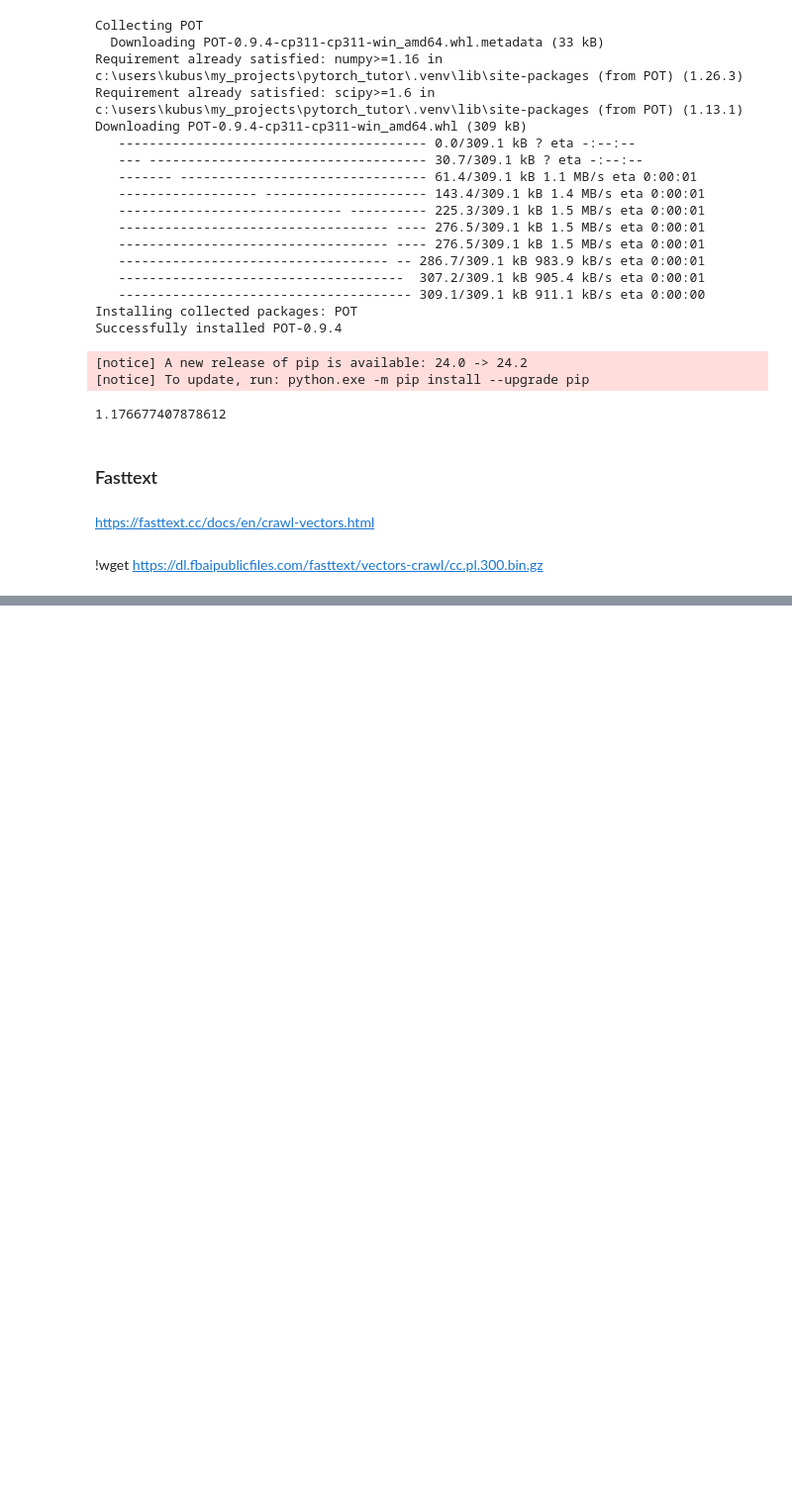
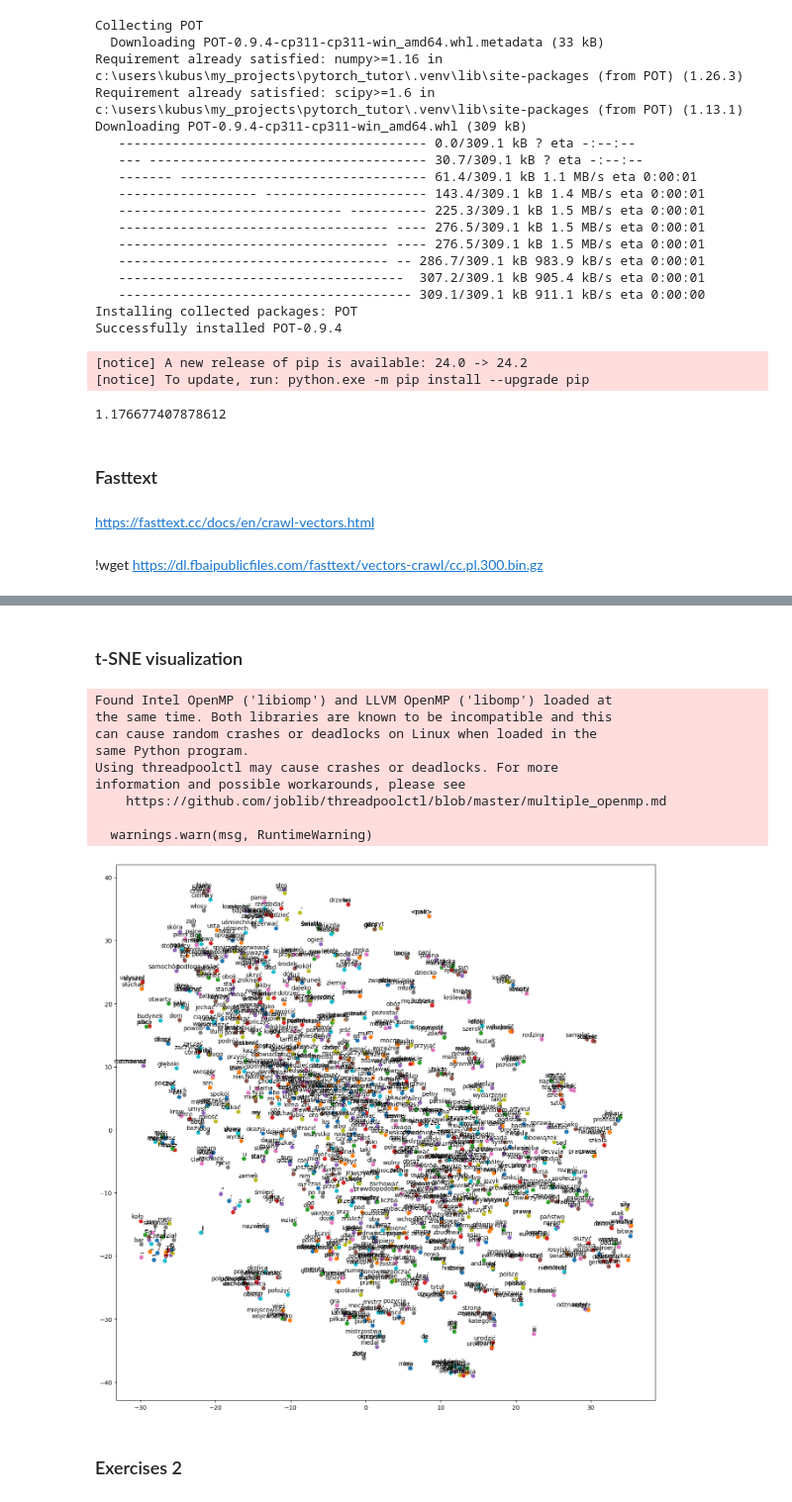
Before and after one commit to Jusiiek/pytorch, a Jupyter notebook: words_vector.ipynb, the cells around one changed output, grey strips where cells are left out. Shown at 99% size. Cells and saved outputs as stored; diff of their text form; code cells hidden in the pictures; blank space fills up the shorter version.

Commit message:
Updated words vector

```diff
--- a/words_vector.ipynb
+++ b/words_vector.ipynb
@@ -173,0 +200,2 @@ from gensim.models import FastText
+# %%
+gwv = KeyedVectors.load_word2vec_format('glove_100_3_polish.txt')
@@ -173,0 +439,2 @@ from gensim.models import FastText
+# %% [markdown]
+### t-SNE visualization
@@ -173,0 +444,42 @@ from gensim.models import FastText
+# %%
+tokens = []
+labels = []
+
+for word in list(gwv.index_to_key)[:1000]:
+    tokens.append(gwv[word])
+    labels.append(word)
+
+
+tokens = np.array(tokens)
+tsne_model = TSNE(perplexity=40, n_components=2, init='pca', n_iter=2500, random_state=23)
+new_values = tsne_model.fit_transform(tokens)
+
+x = []
+y = []
+for value in new_values:
+    x.append(value[0])
+    y.append(value[1])
+
+plt.figure(figsize=(16, 16))
+for i in range(len(x)):
+    plt.scatter(x[i],y[i])
+    plt.annotate(labels[i],
+                  xy=(x[i], y[i]),
+                  xytext=(5, 2),
+                  textcoords='offset points',
+                  ha='right',
+                  va='bottom')
+plt.show()
+# %% [output]
+Found Intel OpenMP ('libiomp') and LLVM OpenMP ('libomp') loaded at
+the same time. Both libraries are known to be incompatible and this
+can cause random crashes or deadlocks on Linux when loaded in the
+same Python program.
+Using threadpoolctl may cause crashes or deadlocks. For more
+information and possible workarounds, please see
+    https://github.com/joblib/threadpoolctl/blob/master/multiple_openmp.md
+
+  warnings.warn(msg, RuntimeWarning)
+[figure, added]
+# %% [markdown]
+### Exercises 2
```
Also changed, not shown: parts of 39 cells of this notebook, 1 other file.
